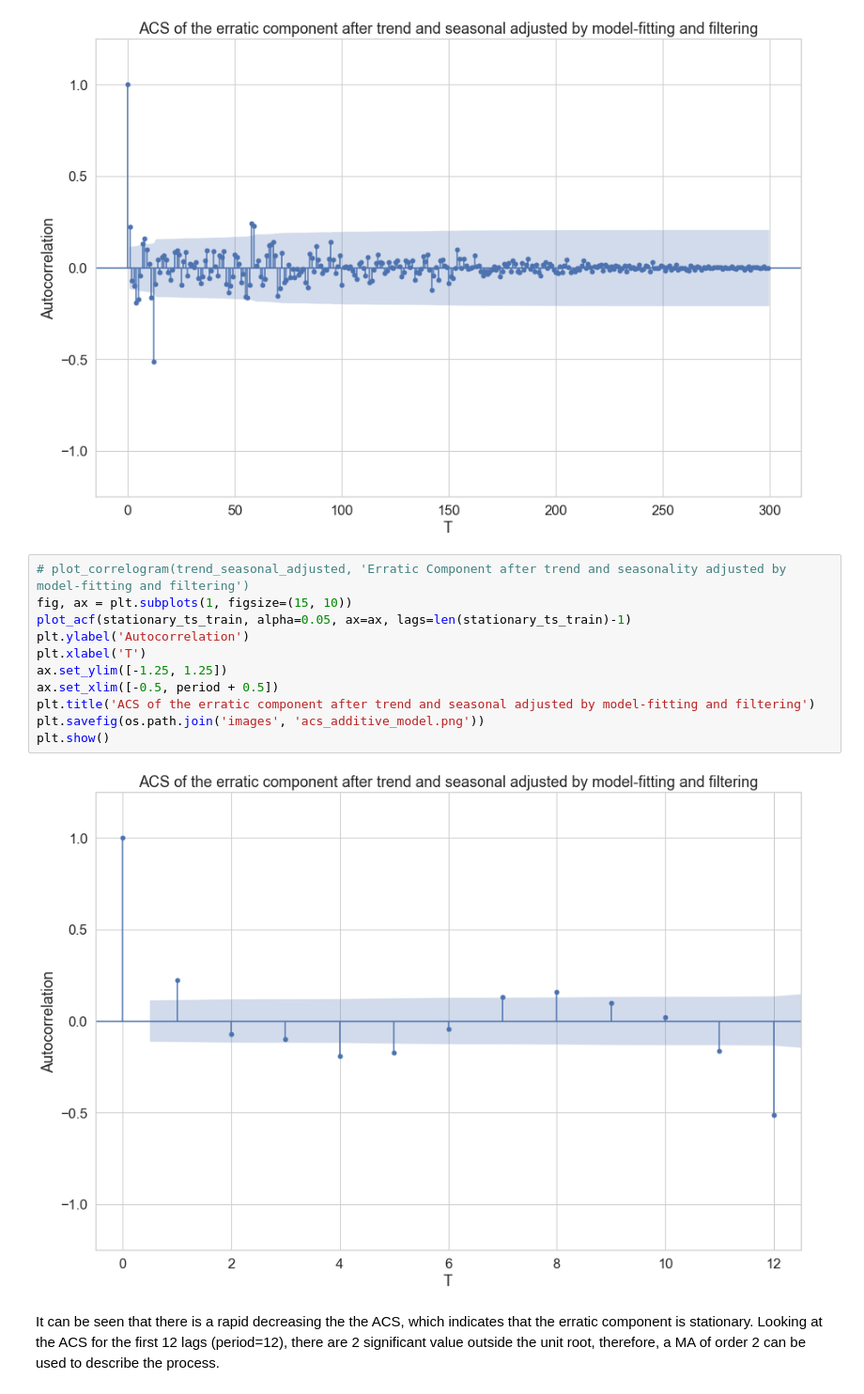
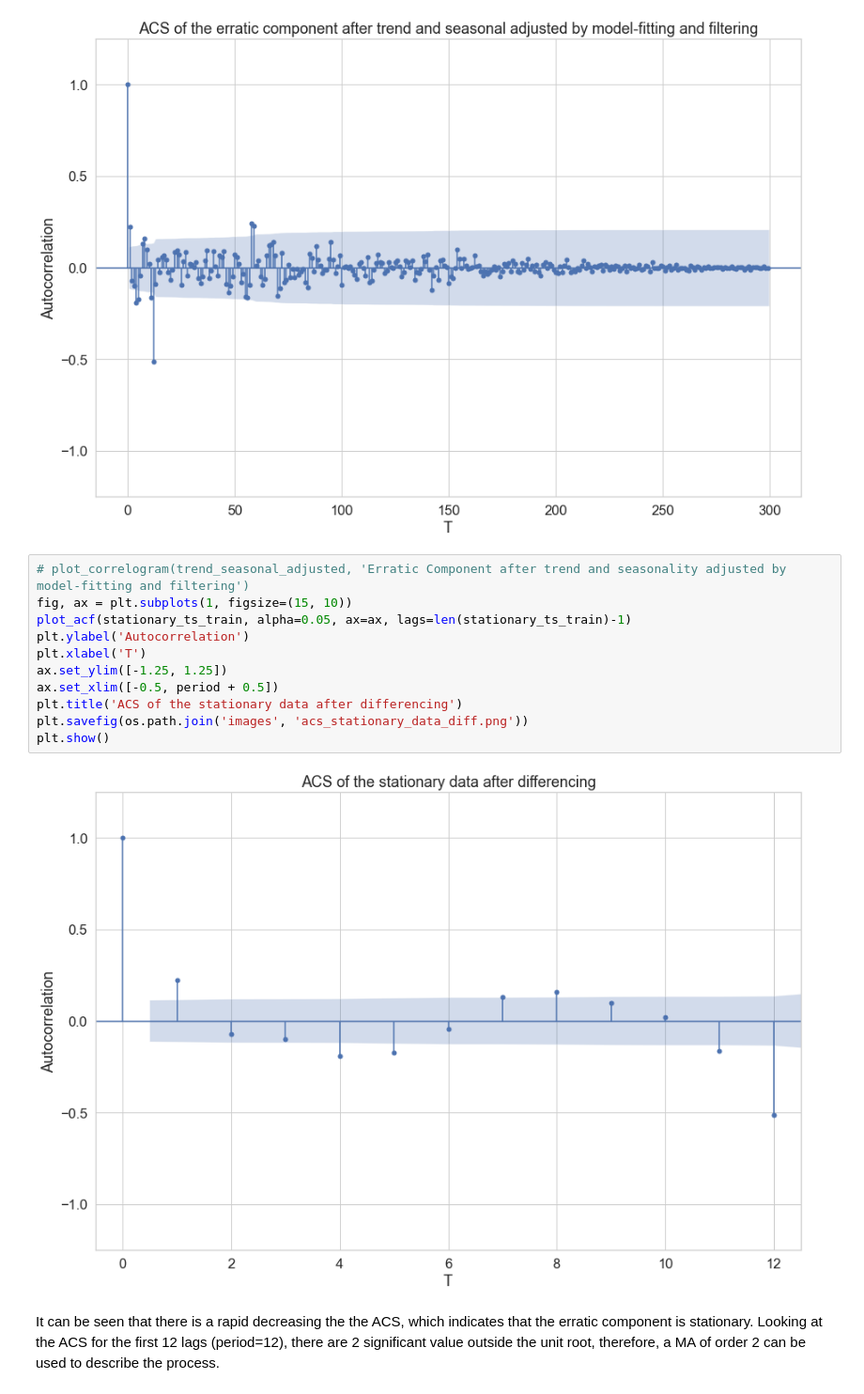
Before and after one commit to PugtgYosuky/Norwegian-CPI-forecast, a Jupyter notebook: ts-models.ipynb, the cells around one changed output. Shown at 94% size. Cells and saved outputs as stored; diff of their text form.

```diff
--- a/ts-models.ipynb
+++ b/ts-models.ipynb
@@ -224,16 +225,16 @@ plt.show()
 # %%
 # plot_correlogram(trend_seasonal_adjusted, 'Erratic Component after trend and seasonality adjusted by model-fitting and filtering')
 fig, ax = plt.subplots(1, figsize=(15, 10))
 plot_acf(stationary_ts_train, alpha=0.05, ax=ax, lags=len(stationary_ts_train)-1)
 plt.ylabel('Autocorrelation')
 plt.xlabel('T')
 ax.set_ylim([-1.25, 1.25])
 ax.set_xlim([-0.5, period + 0.5])
-plt.title('ACS of the erratic component after trend and seasonal adjusted by model-fitting and filtering')
-plt.savefig(os.path.join('images', 'acs_additive_model.png'))
+plt.title('ACS of the stationary data after differencing')
+plt.savefig(os.path.join('images', 'acs_stationary_data_diff.png'))
 plt.show()
 # %% [output]
-[figure, old version]
+[figure, new version]
 # %% [markdown]
 It can be seen that there is a rapid decreasing the the ACS, which indicates that the erratic component is stationary.
 Looking at the ACS for the first 12 lags (period=12), there are 2 significant value outside the unit root, therefore, a MA of order 2 can be used to describe the process.
```
Also changed, not shown: parts of 76 cells of this notebook.
